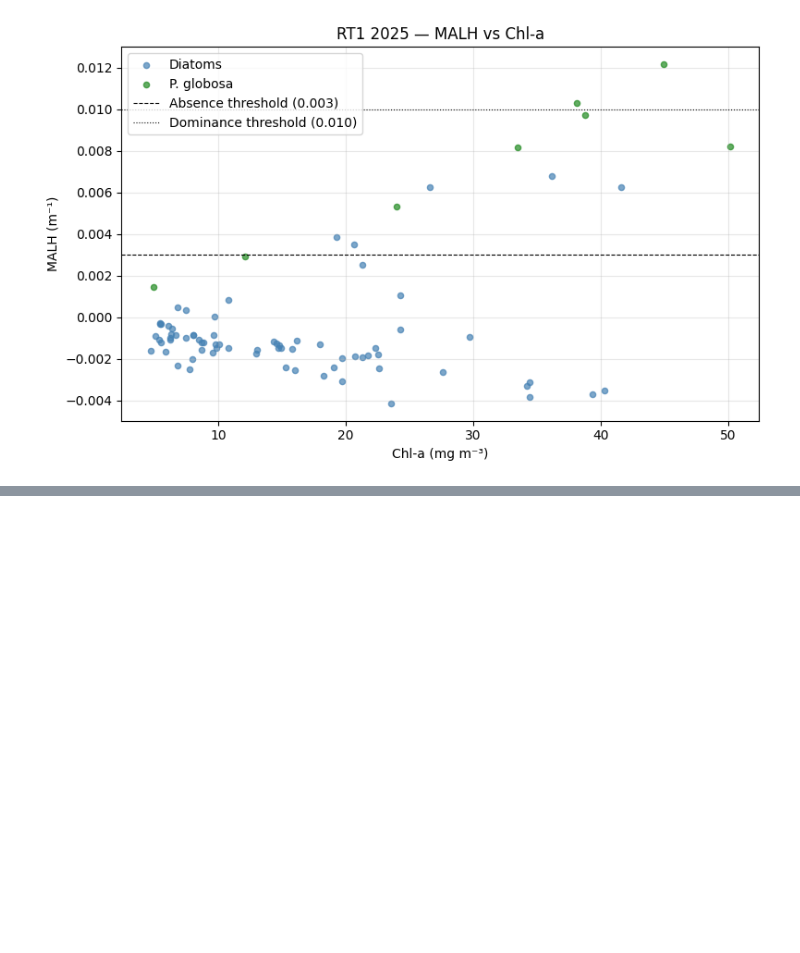
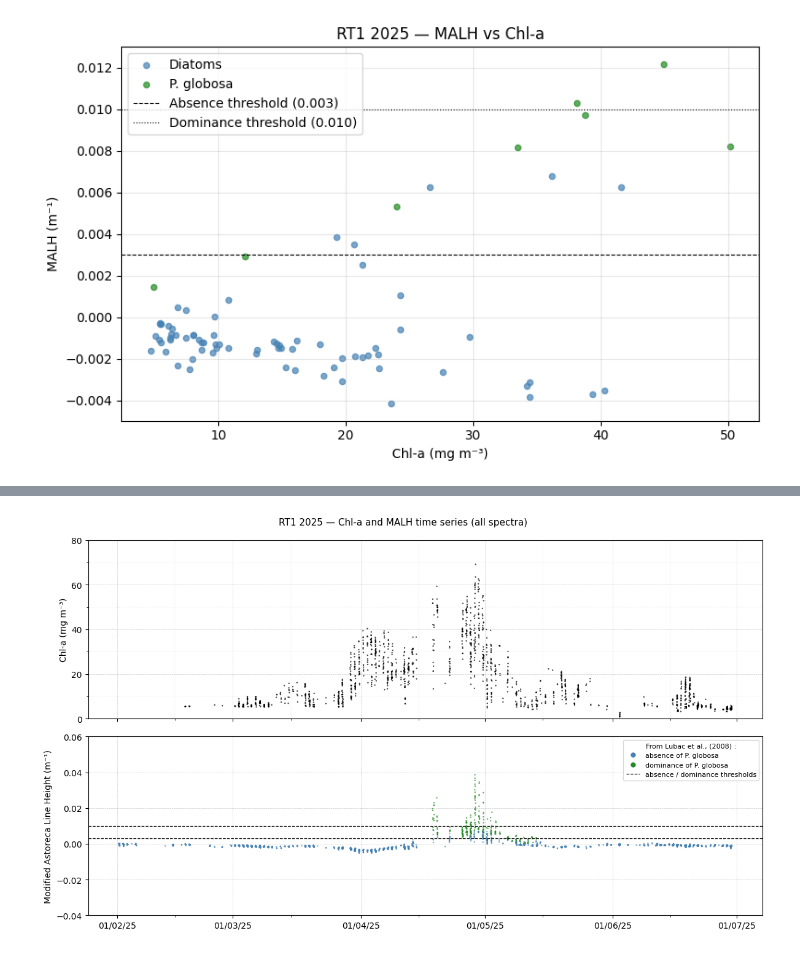
Before and after one commit to REMSEM/AQUAPHYTO, a Jupyter notebook: notebooks/03_analysis_visualization.ipynb, the cells around one changed output, grey strips where cells are left out. Cells and saved outputs as stored; diff of their text form; code cells hidden in the pictures; blank space fills up the shorter version.

Commit message:
Update analysis visualization notebook

```diff
--- a/notebooks/03_analysis_visualization.ipynb
+++ b/notebooks/03_analysis_visualization.ipynb
@@ -150,0 +154,82 @@ plt.show()
+# %%
+# ── Full time series: CHL and MALH for ALL spectra using Python datacube ────────
+# ── Load datacube (all raw spectra) ───────────────────────────────────────────
+cube_path = cfg.DATA_PROCESSED / f"datacube_{STATION}_{YEAR}.npz"
+datacube  = load_datacube(cube_path)
+
+_RHOW   = datacube["RHOW"]
+_wl     = datacube["wl"]
+_dates  = pd.to_datetime(datacube["dateP"], utc=True)
+_SZA    = datacube["SZA"]
+N       = len(_dates)
+print(f"Total spectra in datacube: {N}")
+
+# ── Compute CHL, MALH, P_LUB for every spectrum ───────────────────────────────
+_chl  = np.full(N, np.nan)
+_malh = np.full(N, np.nan)
+_plub = np.zeros(N, dtype=int)
+
+for i in range(N):
+    rhow_i = _RHOW[i, :]
+    if np.sum(~np.isnan(rhow_i)) < 200:   # same QC threshold as make_dataset
+        continue
+    _chl[i]  = compute_CHL(rhow_i, _wl)
+    _malh[i] = compute_MALH(rhow_i, _wl)
+    d2_i     = compute_D2(rhow_i, _wl)
+    _plub[i] = lubac_phaeo_index(_wl, d2_i)
+
+print(f"CHL computed   : {np.sum(~np.isnan(_chl))}")
+print(f"P. globosa (1) : {int(np.sum(_plub == 1))}")
+print(f"Diatoms    (0) : {int(np.sum(_plub == 0))}")
+
+# ── Colours ────────────────────────────────────────────────────────────────────
+# Top    (CHL) : black = valid,  grey = NaN
+# Bottom (MALH): blue  = absent, green = dominant
+_chl_colors  = np.where(~np.isnan(_chl), "black", "lightgrey")
+_malh_colors = np.where(_plub == 1, "forestgreen", "steelblue")
+
+# ── Figure ─────────────────────────────────────────────────────────────────────
+fig, (ax1, ax2) = plt.subplots(2, 1, figsize=(12, 7), sharex=True)
+
+# — Top: CHL —
+ax1.scatter(_dates, _chl,  c=_chl_colors, s=3, alpha=0.7, linewidths=0)
+ax1.set_ylabel("Chl-a (mg m⁻³)")
+ax1.set_ylim(0, 80)
+ax1.yaxis.set_major_locator(plt.MultipleLocator(20))
+ax1.yaxis.set_minor_locator(plt.MultipleLocator(10))
+ax1.grid(which='major', color='grey', linestyle='--', linewidth=0.4, alpha=0.5)
+ax1.grid(which='minor', color='grey', linestyle='--', linewidth=0.2, alpha=0.3)
+
+# — Bottom: MALH —
+ax2.scatter(_dates, _malh, c=_malh_colors, s=3, alpha=0.7, linewidths=0)
+ax2.axhline(0.003, color='k', linestyle='--', lw=0.9)
+ax2.axhline(0.010, color='k', linestyle='--', lw=0.9)
+ax2.set_ylabel("Modified Astoreca Line Height (m⁻¹)")
+ax2.set_ylim(-0.04, 0.06)
+ax2.grid(which='major', color='grey', linestyle='--', linewidth=0.4, alpha=0.5)
+ax2.legend(
+    handles=[
+        Line2D([0],[0], marker='o', color='w', markerfacecolor='steelblue',
+               markersize=7, label='absence of P. globosa'),
+        Line2D([0],[0], marker='o', color='w', markerfacecolor='forestgreen',
+               markersize=7, label='dominance of P. globosa'),
+        Line2D([0],[0], color='k', linestyle='--', lw=0.9,
+               label='absence / dominance thresholds'),
+    ],
+    title="From Lubac et al., (2008) :",
+    fontsize=8, title_fontsize=8, loc='upper right'
+)
+
+# — X axis —
+ax2.xaxis.set_major_locator(mdates.MonthLocator())
+ax2.xaxis.set_minor_locator(mdates.DayLocator(bymonthday=15))
+ax2.xaxis.set_major_formatter(mdates.DateFormatter('%d/%m/%y'))
+fig.autofmt_xdate(rotation=0, ha='center')
+
+fig.suptitle(f"{STATION} {YEAR} — Chl-a and MALH time series (all spectra)",
+             fontsize=11)
+plt.tight_layout()
+plt.savefig(cfg.DATA_PROCESSED / f"timeseries_all_spectra_{STATION}_{YEAR}.png",
+            dpi=200, bbox_inches='tight')
+plt.show()
+# %% [output]
@@ -150,0 +241 @@ plt.show()
+[figure, added]
```
Also changed, not shown: parts of 4 cells of this notebook.
